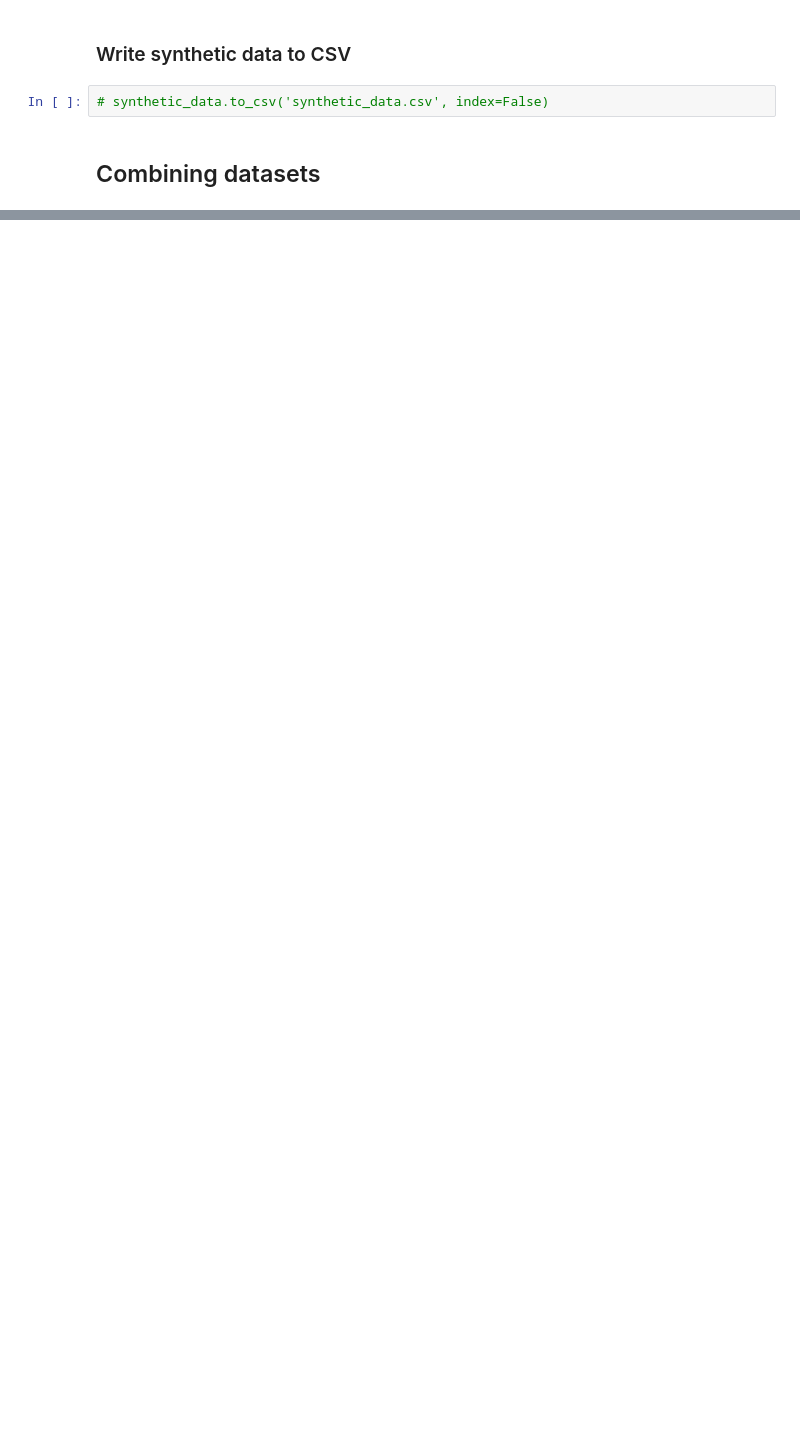
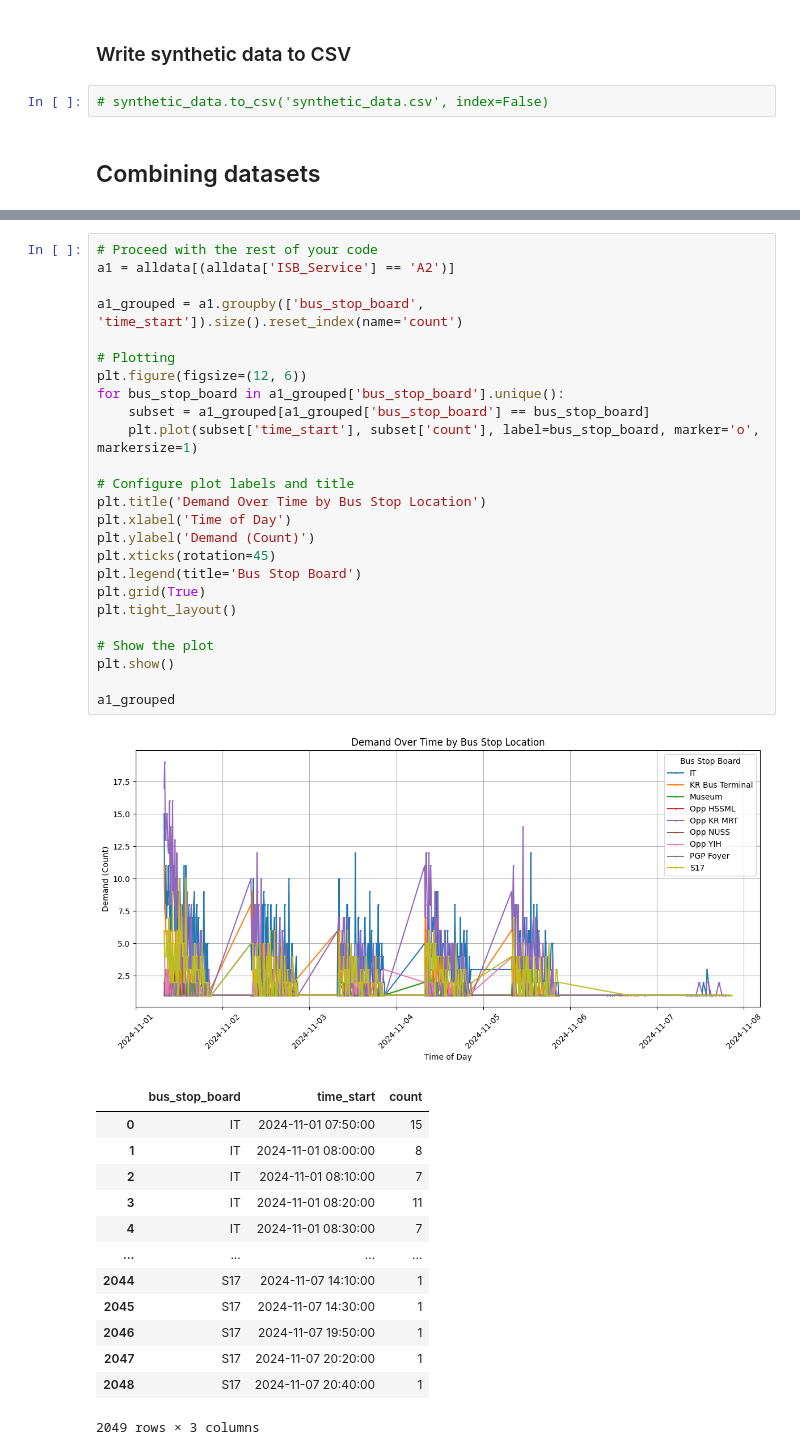
Before and after one commit to angelynnnnn/Optimizing-Public-Transport-Data, a Jupyter notebook: testsynthesise.ipynb, the cells around one changed output, grey strips where cells are left out. Cells and saved outputs as stored; diff of their text form; blank space fills up the shorter version.

Commit message:
demand forecasting

```diff
--- a/testsynthesise.ipynb
+++ b/testsynthesise.ipynb
@@ -367,0 +363,40 @@ ValueError: could not convert string to float: 'Opp KR MRT'
+# %%
+# Proceed with the rest of your code
+a1 = alldata[(alldata['ISB_Service'] == 'A2')]
+
+a1_grouped = a1.groupby(['bus_stop_board', 'time_start']).size().reset_index(name='count')
+
+# Plotting
+plt.figure(figsize=(12, 6))
+for bus_stop_board in a1_grouped['bus_stop_board'].unique():
+    subset = a1_grouped[a1_grouped['bus_stop_board'] == bus_stop_board]
+    plt.plot(subset['time_start'], subset['count'], label=bus_stop_board, marker='o', markersize=1)
+
+# Configure plot labels and title
+plt.title('Demand Over Time by Bus Stop Location')
+plt.xlabel('Time of Day')
+plt.ylabel('Demand (Count)')
+plt.xticks(rotation=45)
+plt.legend(title='Bus Stop Board')
+plt.grid(True)
+plt.tight_layout()
+
+# Show the plot
+plt.show()
+
+a1_grouped
+# %% [output]
+[figure, added]
+|  | bus_stop_board | time_start | count |
+| 0 | IT | 2024-11-01 07:50:00 | 15 |
+| 1 | IT | 2024-11-01 08:00:00 | 8 |
+| 2 | IT | 2024-11-01 08:10:00 | 7 |
+| 3 | IT | 2024-11-01 08:20:00 | 11 |
+| 4 | IT | 2024-11-01 08:30:00 | 7 |
+| ... | ... | ... | ... |
+| 2044 | S17 | 2024-11-07 14:10:00 | 1 |
+| 2045 | S17 | 2024-11-07 14:30:00 | 1 |
+| 2046 | S17 | 2024-11-07 19:50:00 | 1 |
+| 2047 | S17 | 2024-11-07 20:20:00 | 1 |
+| 2048 | S17 | 2024-11-07 20:40:00 | 1 |
+2049 rows × 3 columns
```
Also changed, not shown: parts of 20 cells of this notebook, 2 other files.
